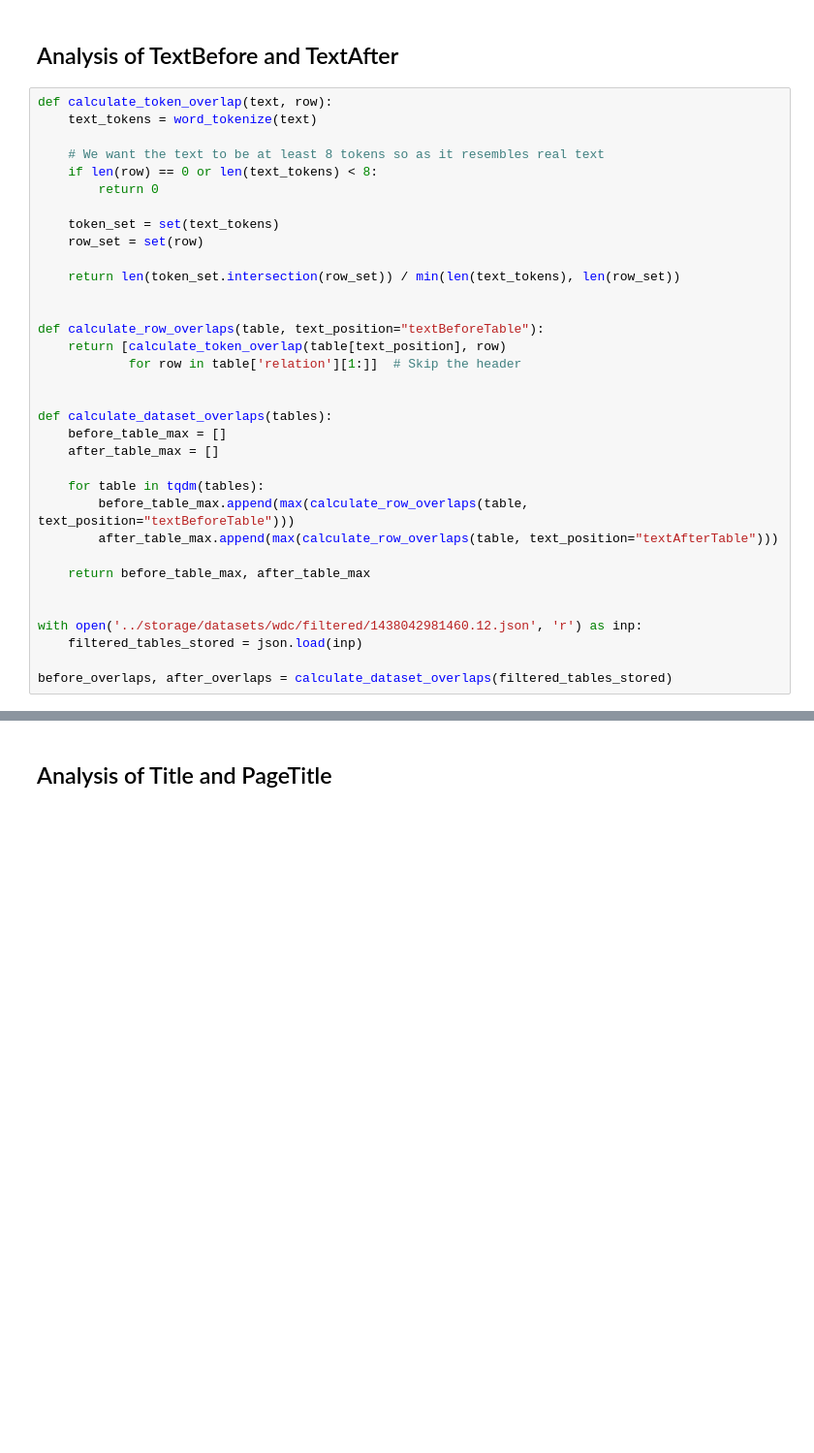
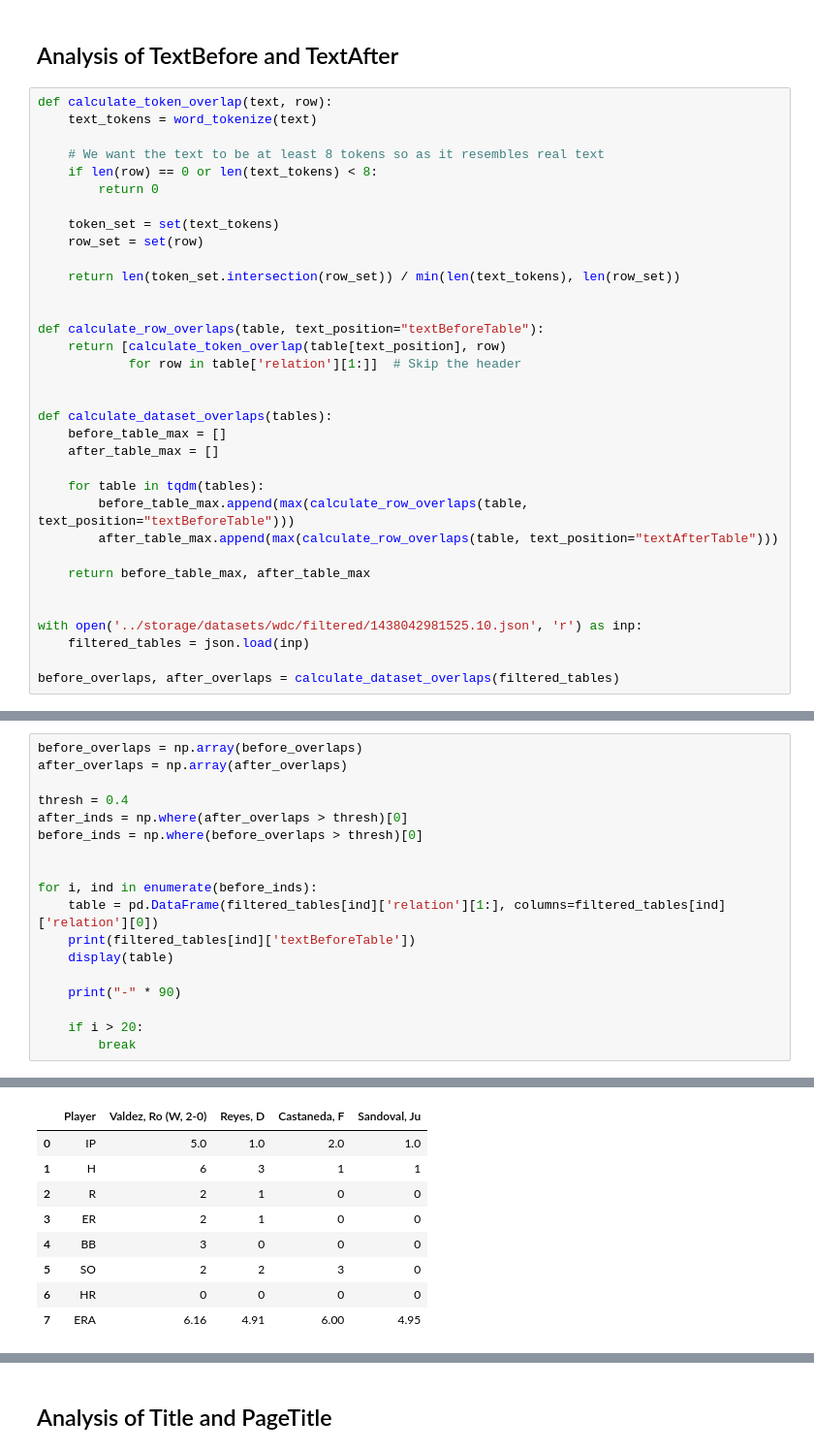
Before and after one commit to athenarc/Data2Text, a Jupyter notebook: notebooks/exploring_pretraining_datasets.ipynb, the cells around one changed output, grey strips where cells are left out. Shown: that part at 97% size. Drawn from its saved outputs; the diff is of its cells as text; blank space fills up the shorter version.

```diff
--- a/notebooks/exploring_pretraining_datasets.ipynb
+++ b/notebooks/exploring_pretraining_datasets.ipynb
@@ -133,10 +133,10 @@ def calculate_dataset_overlaps(tables):
     return before_table_max, after_table_max
 
 
-with open('../storage/datasets/wdc/filtered/1438042981460.12.json', 'r') as inp:
-    filtered_tables_stored = json.load(inp)
+with open('../storage/datasets/wdc/filtered/1438042981525.10.json', 'r') as inp:
+    filtered_tables = json.load(inp)
 
-before_overlaps, after_overlaps = calculate_dataset_overlaps(filtered_tables_stored)
+before_overlaps, after_overlaps = calculate_dataset_overlaps(filtered_tables)
 # %%
 before_overlaps = np.array(before_overlaps)
 after_overlaps = np.array(after_overlaps)
@@ -156,0 +157,19 @@ Average overlap | TextAfter: 0.3945598872080795
+# %%
+before_overlaps = np.array(before_overlaps)
+after_overlaps = np.array(after_overlaps)
+
+thresh = 0.4
+after_inds = np.where(after_overlaps > thresh)[0]
+before_inds = np.where(before_overlaps > thresh)[0]
+
+
+for i, ind in enumerate(before_inds):
+    table = pd.DataFrame(filtered_tables[ind]['relation'][1:], columns=filtered_tables[ind]['relation'][0])
+    print(filtered_tables[ind]['textBeforeTable'])
+    display(table)
+
+    print("-" * 90)
+
+    if i > 20:
+        break
+# %% [output]
@@ -156,0 +182,9 @@ Average overlap | TextAfter: 0.3945598872080795
+|  | Player | Valdez, Ro (W, 2-0) | Reyes, D | Castaneda, F | Sandoval, Ju |
+| 0 | IP | 5.0 | 1.0 | 2.0 | 1.0 |
+| 1 | H | 6 | 3 | 1 | 1 |
+| 2 | R | 2 | 1 | 0 | 0 |
+| 3 | ER | 2 | 1 | 0 | 0 |
+| 4 | BB | 3 | 0 | 0 | 0 |
+| 5 | SO | 2 | 2 | 3 | 0 |
+| 6 | HR | 0 | 0 | 0 | 0 |
+| 7 | ERA | 6.16 | 4.91 | 6.00 | 4.95 |
```
Also changed, not shown: parts of 4 cells of this notebook, 4 other files.
